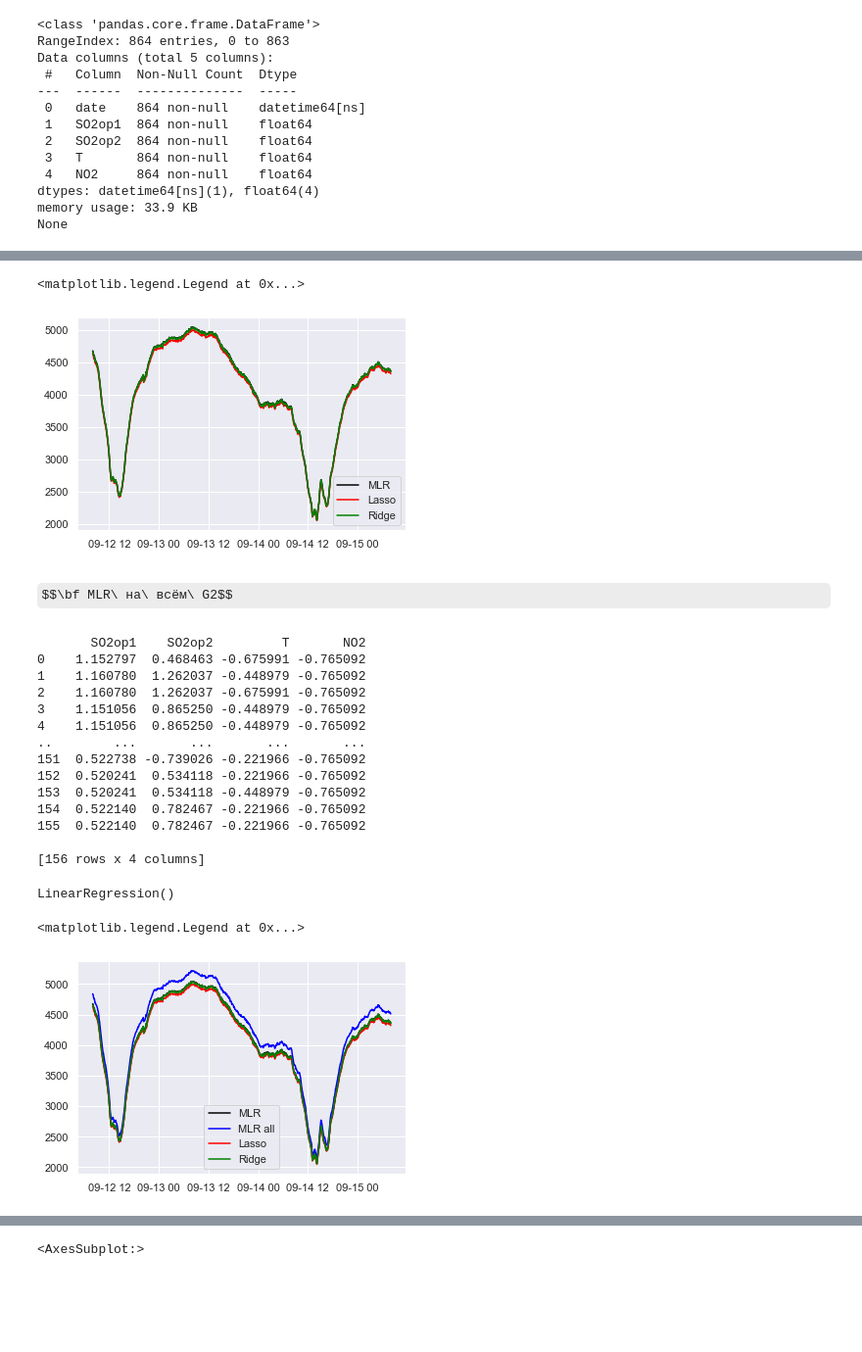
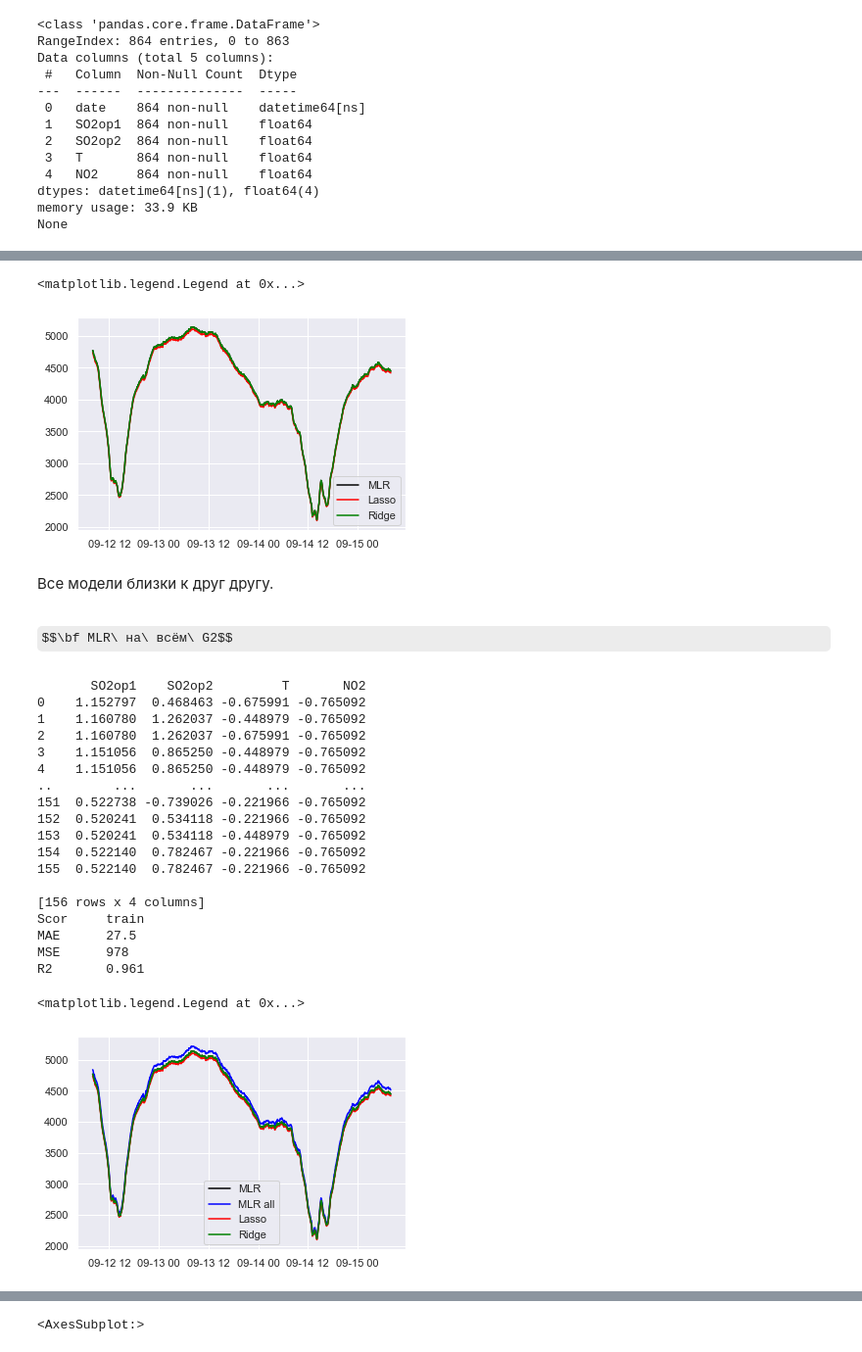
Before and after one commit to KozminArtem/ann-s, a Jupyter notebook: CityAirTest/MLR.ipynb, the cells around one changed output, grey strips where cells are left out. Shown: that part at 98% size. Cells and saved outputs as stored; diff of their text form; code cells hidden in the pictures; some formulas as TeX source; blank space fills up the shorter version.

```diff
--- a/CityAirTest/MLR.ipynb
+++ b/CityAirTest/MLR.ipynb
@@ -173,8 +178,11 @@ time_test = df_test.dropna()['date']
 X_test = df_test.drop(['date'], axis=1)
 
 X_test_scaled = pd.DataFrame(scaler.transform(X_test))
+
 list_X = X_train.columns.values.tolist()
 X_test_scaled.set_axis(list_X, axis = 'columns', inplace=True)
 
+print(X_test_scaled)
+
 def plot_test_SO2(model, time = time_test, X = X_test_scaled, cl = 'black', st = 'model'):
-    plt.plot(time, model.predict(X), color = cl, label = st)
+    plt.plot(time, model.predict(X).flatten(), color = cl, label = st)
@@ -186,19 +209,31 @@ plot_test_SO2(ridge, cl = 'green', st = 'Ridge')
 plt.legend(loc="best")
 # %% [output]
 <matplotlib.legend.Legend at 0x...>
-[figure, old version]
+[figure, new version]
+# %% [markdown]
+Все модели близки к друг другу.
 # %% [markdown]
 $$\bf MLR\ на\ всём\ G2$$
 # %%
 time = X.dropna()['date']
-Xx = X.drop(['date'], axis=1)
+X_all_train = X.drop(['date'], axis=1)
 
-X_scaled = pd.DataFrame(scaler.fit_transform(Xx))
-X_scaled.set_axis(list_X, axis = 'columns', inplace=True)
-print(X_scaled)
+X_all_train_scaled = pd.DataFrame(scaler.fit_transform(X_all_train))
+X_all_test_scaled = pd.DataFrame(scaler.transform(X_test))
+
+
+X_all_train_scaled.set_axis(list_X, axis = 'columns', inplace=True)
+print(X_all_train_scaled)
 
 mlr_all = LinearRegression()
-mlr_all.fit(X_scaled, y)
+mlr_all.fit(X_all_train_scaled, y)
+
+
+y_all_pred = mlr_all.predict(X_all_train_scaled)
+print('Scor  \t train')
+print('MAE  \t', round(metrics.mean_absolute_error(y,y_all_pred),1))
+print('MSE  \t', round(metrics.mean_squared_error(y,y_all_pred)))
+print('R2   \t', round(metrics.r2_score(y,y_all_pred),3))
 # %% [output]
        SO2op1    SO2op2         T       NO2
 0    1.152797  0.468463 -0.675991 -0.765092
@@ -214,14 +249,17 @@ mlr_all.fit(X_scaled, y)
 155  0.522140  0.782467 -0.221966 -0.765092
 
 [156 rows x 4 columns]
+Scor     train
+MAE      27.5
+MSE      978
+R2       0.961
-LinearRegression()
 # %%
 plt.figure("MLR Results")
-plot_test_SO2(mlr, cl = 'black', st = 'MLR')
-plot_test_SO2(mlr_all, cl = 'blue', st = 'MLR all')
-plot_test_SO2(lasso, cl = 'red', st = 'Lasso')
-plot_test_SO2(ridge, cl = 'green', st = 'Ridge')
+plot_test_SO2(mlr, X = X_test_scaled, cl = 'black', st = 'MLR')
+plot_test_SO2(mlr_all, X = X_all_test_scaled, cl = 'blue', st = 'MLR all')
+plot_test_SO2(lasso, X = X_test_scaled, cl = 'red', st = 'Lasso')
+plot_test_SO2(ridge, X = X_test_scaled, cl = 'green', st = 'Ridge')
 plt.legend(loc="best")
 # %% [output]
 <matplotlib.legend.Legend at 0x...>
-[figure, old version]
+[figure, new version]
```
Also changed, not shown: parts of 14 cells of this notebook, 6 other files.
